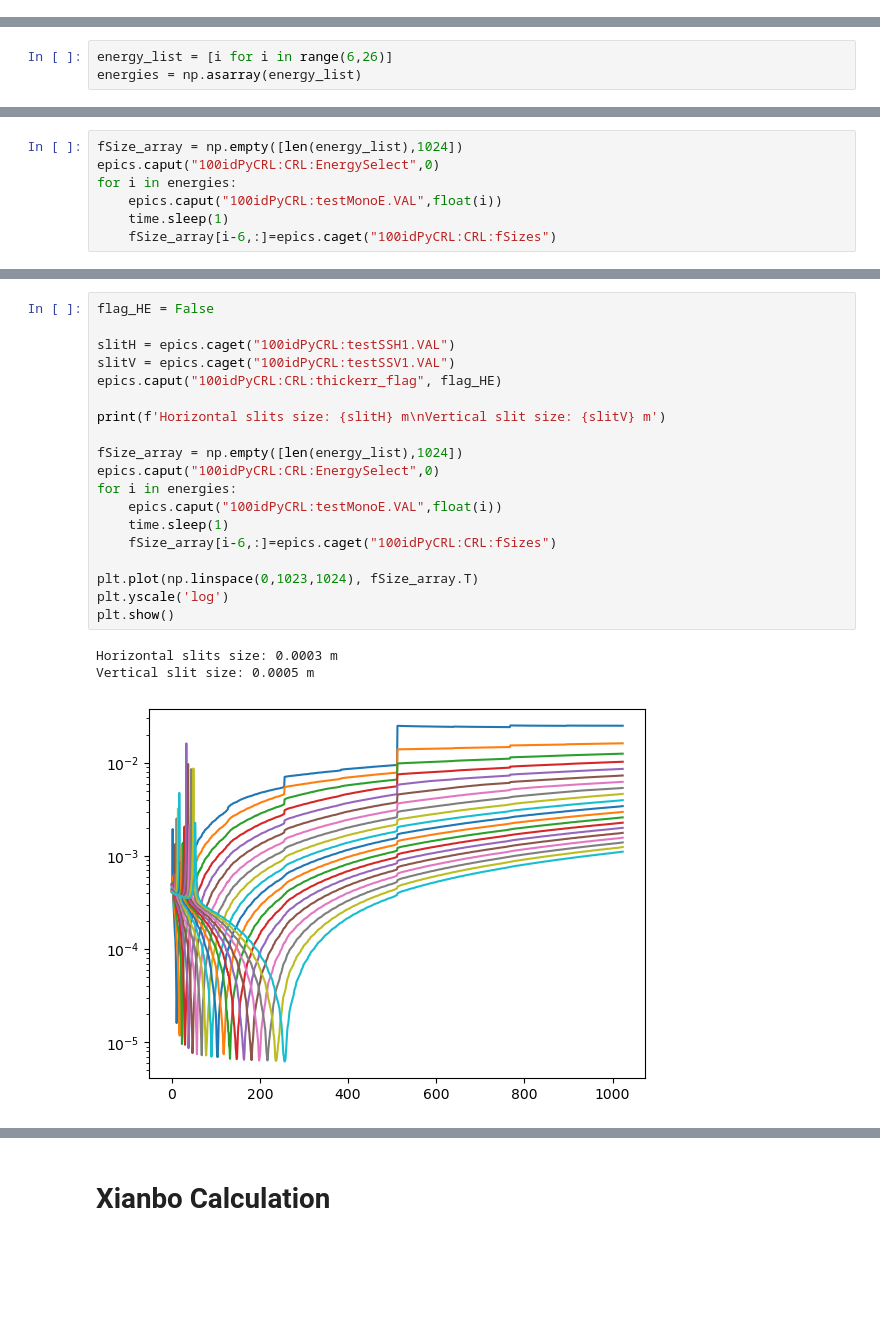
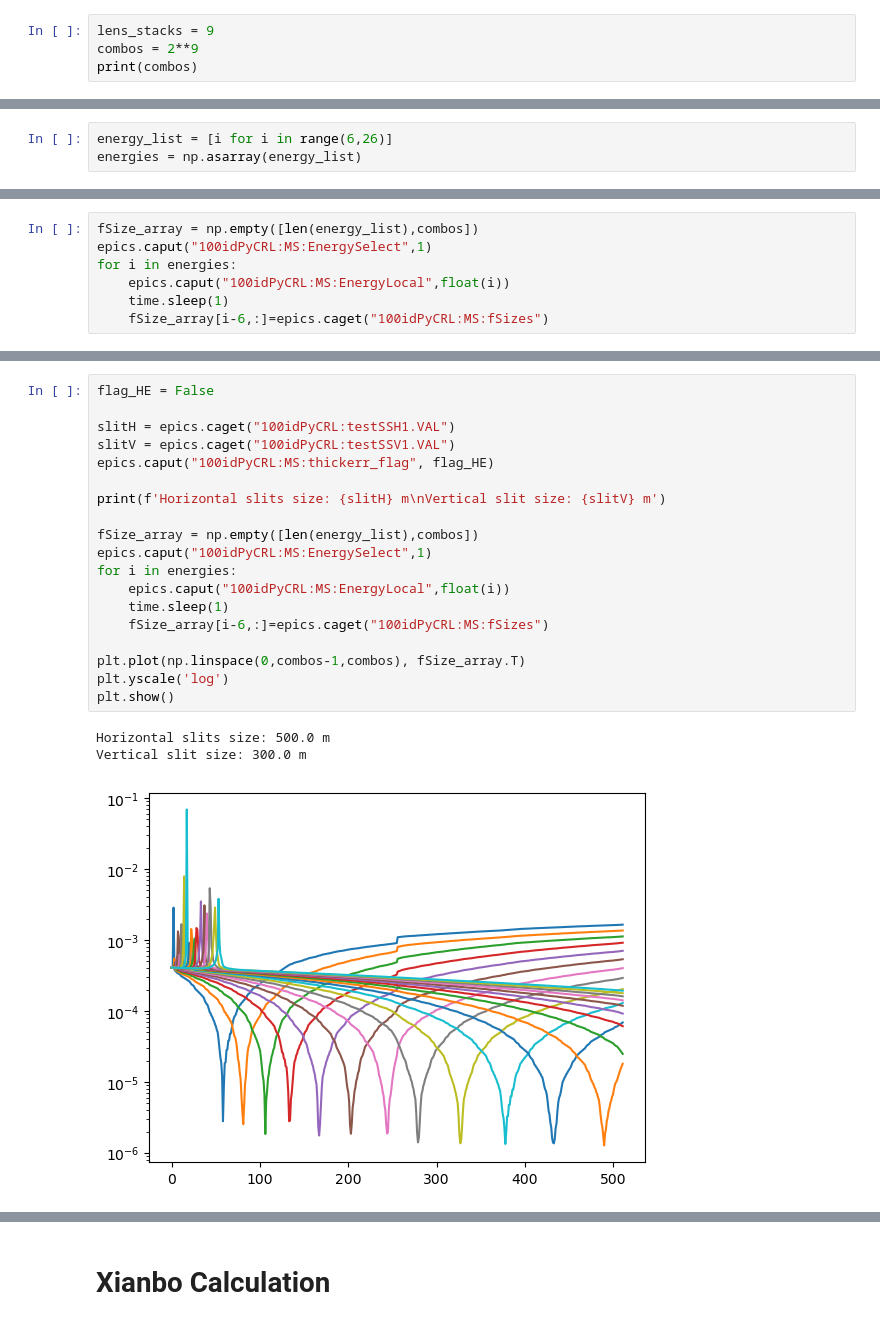
Before and after one commit to BCDA-APS/pydeviceCRL, a Jupyter notebook: IOC_vs_XS.ipynb, the cells around one changed output, grey strips where cells are left out. Drawn from its saved outputs; the diff is of its cells as text; blank space fills up the shorter version.

```diff
--- a/IOC_vs_XS.ipynb
+++ b/IOC_vs_XS.ipynb
@@ -5,3 +7,7 @@ import epics
 import numpy as np
 import matplotlib.pyplot as plt
 import time
+# %%
+lens_stacks = 9
+combos = 2**9
+print(combos)
@@ -22,8 +31,8 @@ Vertical slit size: 0.0005 m
 # %%
-fSize_array = np.empty([len(energy_list),1024])
-epics.caput("100idPyCRL:CRL:EnergySelect",0)
+fSize_array = np.empty([len(energy_list),combos])
+epics.caput("100idPyCRL:MS:EnergySelect",1)
 for i in energies:
-    epics.caput("100idPyCRL:testMonoE.VAL",float(i))
+    epics.caput("100idPyCRL:MS:EnergyLocal",float(i))
     time.sleep(1)
-    fSize_array[i-6,:]=epics.caget("100idPyCRL:CRL:fSizes")
+    fSize_array[i-6,:]=epics.caget("100idPyCRL:MS:fSizes")
 # %%
@@ -35,23 +44,23 @@ plt.show()
 # %%
 flag_HE = False
 
 slitH = epics.caget("100idPyCRL:testSSH1.VAL")
 slitV = epics.caget("100idPyCRL:testSSV1.VAL")
-epics.caput("100idPyCRL:CRL:thickerr_flag", flag_HE)
+epics.caput("100idPyCRL:MS:thickerr_flag", flag_HE)
 
 print(f'Horizontal slits size: {slitH} m\nVertical slit size: {slitV} m')
 
-fSize_array = np.empty([len(energy_list),1024])
-epics.caput("100idPyCRL:CRL:EnergySelect",0)
+fSize_array = np.empty([len(energy_list),combos])
+epics.caput("100idPyCRL:MS:EnergySelect",1)
 for i in energies:
-    epics.caput("100idPyCRL:testMonoE.VAL",float(i))
+    epics.caput("100idPyCRL:MS:EnergyLocal",float(i))
     time.sleep(1)
-    fSize_array[i-6,:]=epics.caget("100idPyCRL:CRL:fSizes")
+    fSize_array[i-6,:]=epics.caget("100idPyCRL:MS:fSizes")
 
-plt.plot(np.linspace(0,1023,1024), fSize_array.T)
+plt.plot(np.linspace(0,combos-1,combos), fSize_array.T)
 plt.yscale('log')
 plt.show()
 # %% [output]
-Horizontal slits size: 0.0003 m
-Vertical slit size: 0.0005 m
+Horizontal slits size: 500.0 m
+Vertical slit size: 300.0 m
-[figure, old version]
+[figure, new version]
```
Also changed, not shown: parts of 36 cells of this notebook, 2 other files.
